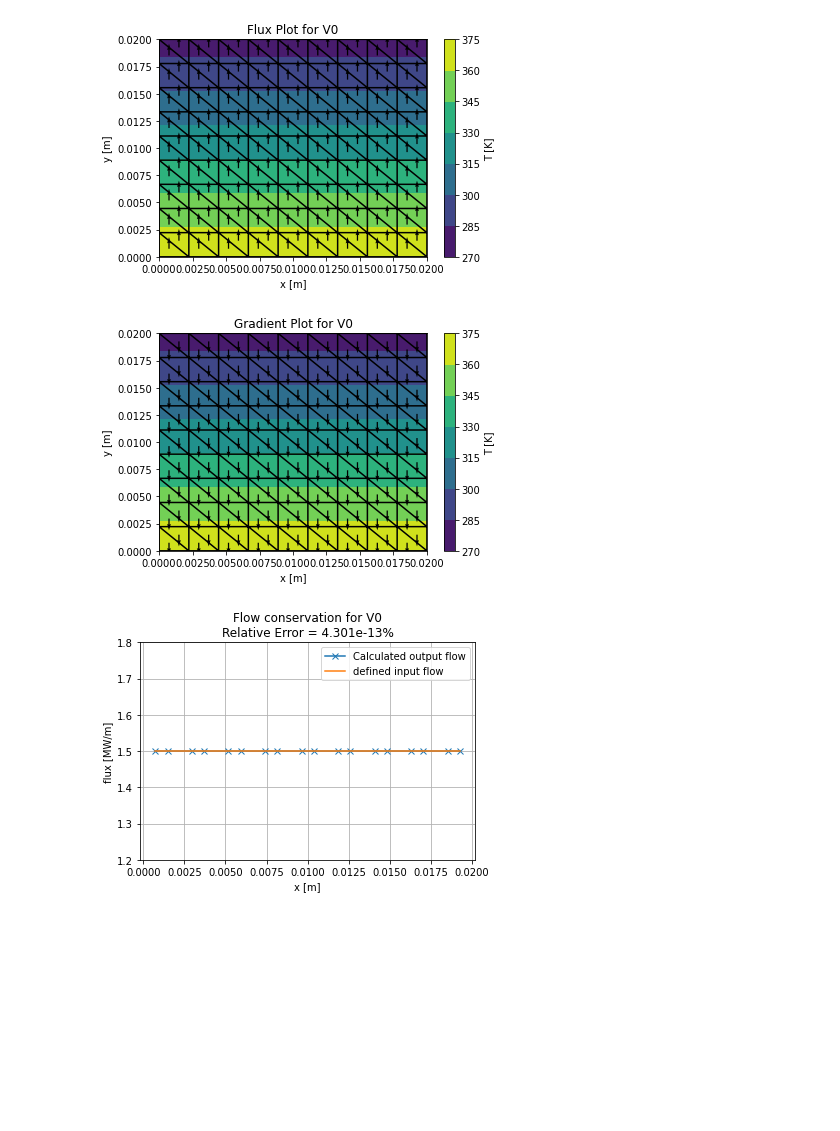
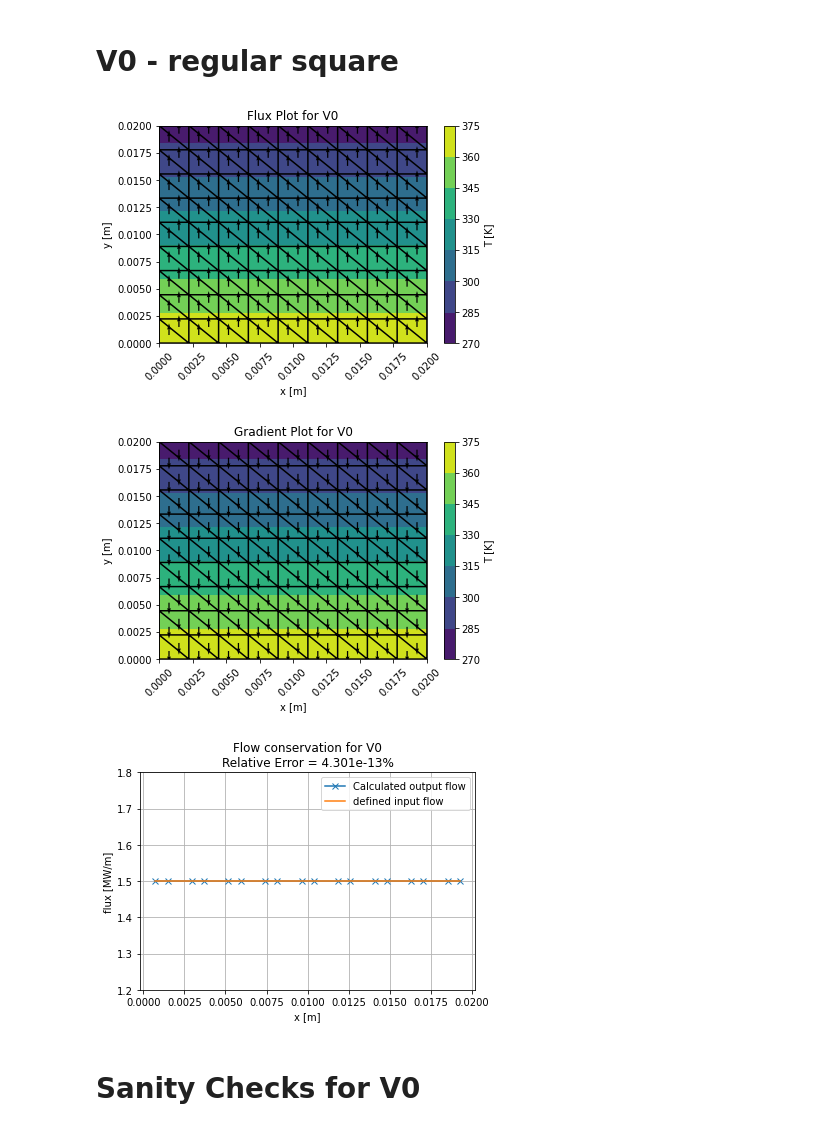
Before and after one commit to hitimr/NSSC2, a Jupyter notebook: Ex4/src/plots.ipynb, the cells around one changed output. Cells and saved outputs as stored; diff of their text form; code cells hidden in the pictures; blank space fills up the shorter version.

Commit message:
added sanity cheks for V0

```diff
--- a/Ex4/src/plots.ipynb
+++ b/Ex4/src/plots.ipynb
@@ -11,14 +11,19 @@ sys.path.insert(0,parentdir)
 
 from mesh import *
 from misc import *
+# %% [markdown]
+# V0 - regular square
 # %%
-mesh = Mesh('V0')
+variation="V0"
+
+mesh = Mesh(variation)
 mesh.solve()
-
-mesh.plot_flux(DIR_OUT+'V0_flux.png',"Flux Plot for V0")
-mesh.plot_gradient(DIR_OUT+'V0_gradient.png',"Gradient Plot for V0")
-mesh.plot_conservation_of_flow(DIR_OUT+"V0_conservation", "Flow conservation for V0")
+mesh.plot_flux(DIR_OUT+f'{variation}_flux.pdf',f"Flux Plot for {variation}")
+mesh.plot_gradient(DIR_OUT+f'{variation}_gradient.pdf',f"Gradient Plot for {variation}")
+mesh.plot_conservation_of_flow(DIR_OUT+f"{variation}_conservation.pdf", f"Flow conservation for {variation}")
 # %% [output]
-[figure, old version]
+[figure, new version]
-[figure, old version]
+[figure, new version]
 [figure]
+# %% [markdown]
+# Sanity Checks for V0
```
Also changed, not shown: parts of 7 cells of this notebook, 1 other file.
